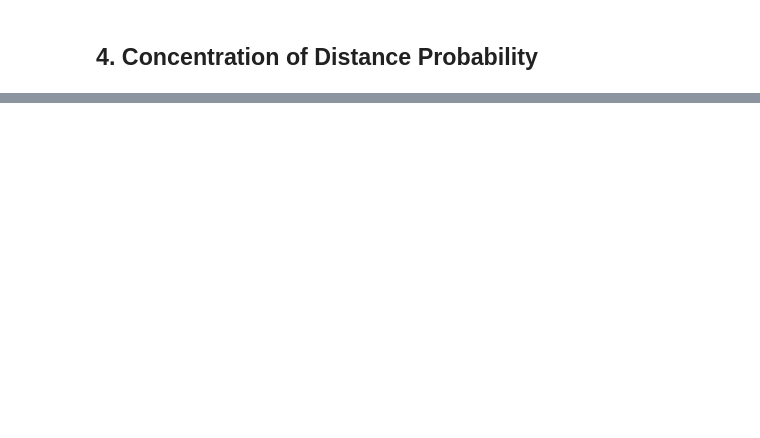
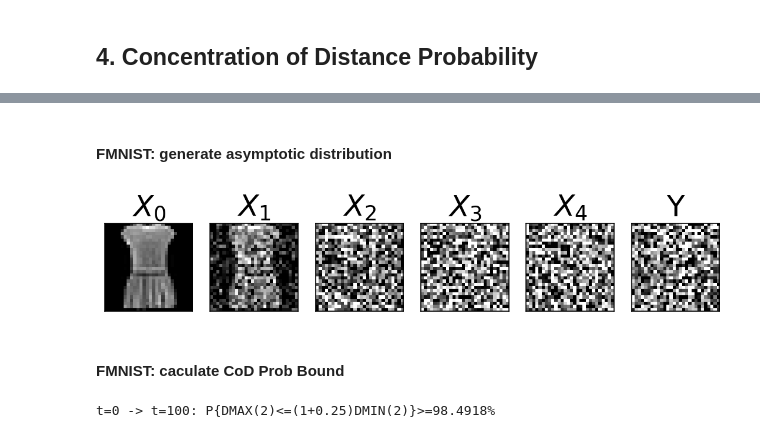
Before and after one commit to ZephyrZhang3/asymot, a Jupyter notebook: main.ipynb, the cells around one changed output, grey strips where cells are left out. Cells and saved outputs as stored; diff of their text form; code cells hidden in the pictures; blank space fills up the shorter version.

```diff
--- a/main.ipynb
+++ b/main.ipynb
@@ -65,28 +66,8 @@ target_transform = source_transform
 if DATASET == "fmnist2mnist":
     source = datasets.FashionMNIST
     target = datasets.MNIST
-
-elif DATASET == "mnist2fmnist":
-    source = datasets.MNIST
-    target = datasets.FashionMNIST
-
-elif DATASET == "mnist2usps":
-    source = datasets.MNIST
-    target = datasets.USPS
-
-elif DATASET == "usps2mnist":
-    source = datasets.USPS
-    target = datasets.MNIST
-
-elif DATASET == "usps2fmnist":
-    source = datasets.USPS
-    target = datasets.FashionMNIST
-
-elif DATASET == "fmnist2usps":
-    source = datasets.FashionMNIST
-    target = datasets.USPS
 else:
-    raise Exception(f"{DATASET} not support now...")
+    raise "Invalid dataset"
 # %%
 source_dataset = source(
     root=DATASET_PATH, train=True, download=True, transform=source_transform
@@ -186,0 +224,43 @@ plot_data_point(Q_point.squeeze())
+# %% [markdown]
+#### FMNIST: generate asymptotic distribution
+# %%
+x_path_list = []
+for x, _ in tqdm(source_dataset, total=len(source_dataset)):
+    path = get_ddim_path(x, SCHEDULER, reverse=False)
+    path = torch.stack(path)
+    x_path_list.append(path)
+
+x_path_list = torch.stack(x_path_list)
+x_asymptotic_dataset = x_path_list.transpose(0, 1)
+# %%
+plot_path(
+    x_path_list[0][[0, 19, 39, 59, 79, 99]],
+    gray=GRAY_PLOTS,
+)
+# %% [output]
+[figure, added]
+# %% [markdown]
+#### FMNIST: caculate CoD Prob Bound
+# %%
+Q_point_indices = np.random.choice(x_path_list.shape[0], 100, replace=False)
+Q_point_dataset = asymptotic_dataset[0][Q_point_indices]
+T_point_dataset = asymptotic_dataset[-1]
+
+prob_bound_list = []
+for Q_point in Q_point_dataset:
+    prob_bound = cod_prob_bound(
+        T_point_dataset,
+        EPSILON,
+        Q_point,
+        "euclidean",
+        N,
+    )
+    prob_bound_list.append(prob_bound)
+prob_bound_list = np.array(prob_bound_list)
+x2g_prob_bound = prob_bound_list.mean()
+
+print(
+    f"t={0} -> t={asymptotic_dataset.shape[0]-1}: P{{DMAX({N})<=(1+{EPSILON})DMIN({N})}}>={x2g_prob_bound:.4%}"
+)
+# %% [output]
+t=0 -> t=100: P{DMAX(2)<=(1+0.25)DMIN(2)}>=98.4918%
```
Also changed, not shown: parts of 30 cells of this notebook, 1 other file.
